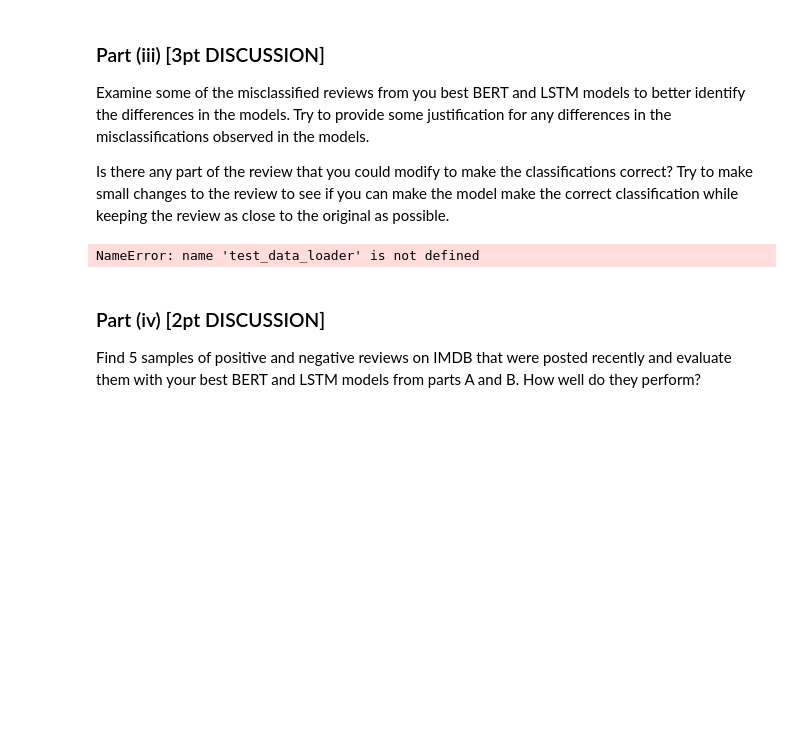
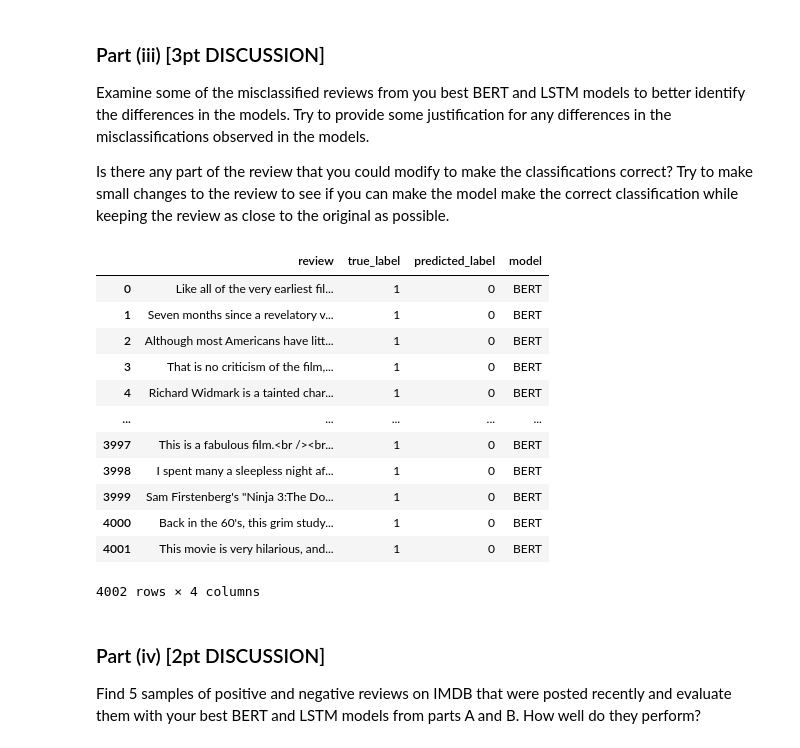
Before and after one commit to Fulankeee/MIE1517-Project-4, a Jupyter notebook: A4.ipynb, the cells around one changed output. Drawn from its saved outputs; the diff is of its cells as text; code cells hidden in the pictures; blank space fills up the shorter version.

```diff
--- a/A4.ipynb
+++ b/A4.ipynb
@@ -3281,36 +3281,36 @@ Examine some of the misclassified reviews from you best BERT and LSTM models to
 
 Is there any part of the review that you could modify to make the classifications correct? Try to make small changes to the review to see if you can make the model make the correct classification while keeping the review as close to the original as possible.
 # %%
-# TO BE COMPLETED
-import torch
-model_bert = SentimentClassifierLast(2)
-model_lstm = model_rnn_final
-# Ensure both models are in evaluation mode
-model_lstm.eval()
-model_bert.eval()
+# Ensure device is set correctly
+device = torch.device("cuda" if torch.cuda.is_available() else "cpu")
 
-# Storage for misclassified examples
-misclassified_lstm = []
-misclassified_bert = []
+# Load the trained BERT model and move it to the correct device
+model_bert = SentimentClassifierLast(2).to(device)
+model_bert.eval()  # Set model to evaluation mode
 
 # Function to process and extract misclassified samples
 def get_misclassified_reviews(model, data_loader, device, model_name):
     misclassified_samples = []
 
+    model.to(device)  # Ensure model is on the correct device
+
     with torch.no_grad():  # Disable gradient calculations
         for batch in data_loader:
-            inputs, labels, texts = batch  # Assuming batch contains input tensors, labels, and raw text
-            inputs, labels = inputs.to(device), labels.to(device)
+            review_texts, last_hidden, labels = batch["review_text"], batch["last_hidden"], batch["targets"]
 
-            # Get predictions
-            outputs = model(inputs)
+            # Move tensors to device
+            last_hidden = last_hidden.to(device)
+            labels = labels.to(device)
+
+            # Get model predictions
+            outputs = model(last_hidden)
             preds = torch.argmax(outputs, dim=1)
 
             # Identify misclassified samples
             for i in range(len(labels)):
                 if preds[i] != labels[i]:
                     misclassified_samples.append({
-                        "review": texts[i],  # The original text review
+                        "review": review_texts[i],  # Store original text
                         "true_label": labels[i].item(),
                         "predicted_label": preds[i].item(),
                         "model": model_name
@@ -3318,15 +3318,27 @@ def get_misclassified_reviews(model, data_loader, device, model_name):
 
     return misclassified_samples
 
-# Extract misclassified reviews
-# misclassified_lstm = get_misclassified_reviews(model_lstm, test_loader, device, "LSTM")
+# Extract misclassified reviews from BERT model
 misclassified_bert = get_misclassified_reviews(model_bert, test_data_loader, device, "BERT")
 
 # Convert to DataFrame
-df_misclassified_lstm = pd.DataFrame(misclassified_lstm)
 df_misclassified_bert = pd.DataFrame(misclassified_bert)
-# %% [output]
-NameError: name 'test_data_loader' is not defined
+# %%
+df_misclassified_bert
+# %% [output]
+|  | review | true_label | predicted_label | model |
+| 0 | Like all of the very earliest fil... | 1 | 0 | BERT |
+| 1 | Seven months since a revelatory v... | 1 | 0 | BERT |
+| 2 | Although most Americans have litt... | 1 | 0 | BERT |
+| 3 | That is no criticism of the film,... | 1 | 0 | BERT |
+| 4 | Richard Widmark is a tainted char... | 1 | 0 | BERT |
+| ... | ... | ... | ... | ... |
+| 3997 | This is a fabulous film.<br /><br... | 1 | 0 | BERT |
+| 3998 | I spent many a sleepless night af... | 1 | 0 | BERT |
+| 3999 | Sam Firstenberg's "Ninja 3:The Do... | 1 | 0 | BERT |
+| 4000 | Back in the 60's, this grim study... | 1 | 0 | BERT |
+| 4001 | This movie is very hilarious, and... | 1 | 0 | BERT |
+4002 rows × 4 columns
 # %%
 '''
 PROVIDE YOUR ANSWER BELOW
```
